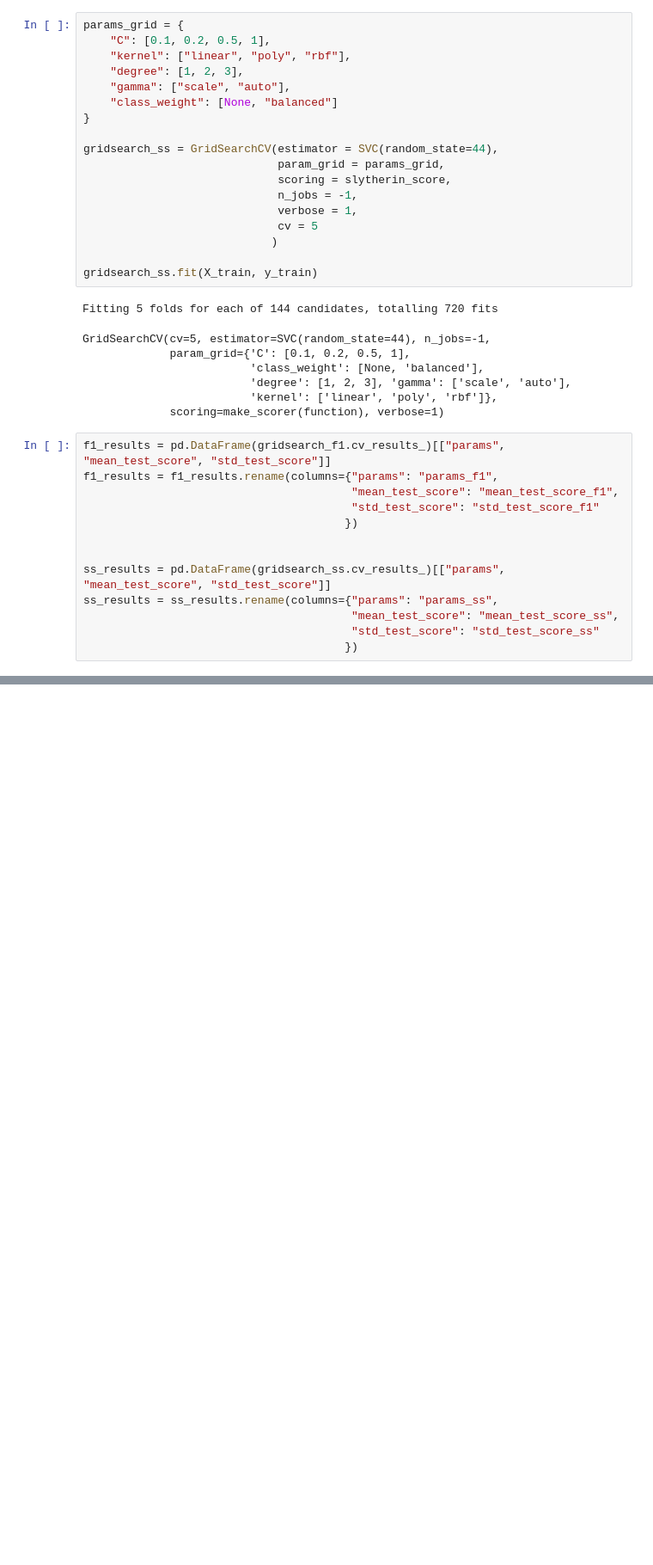
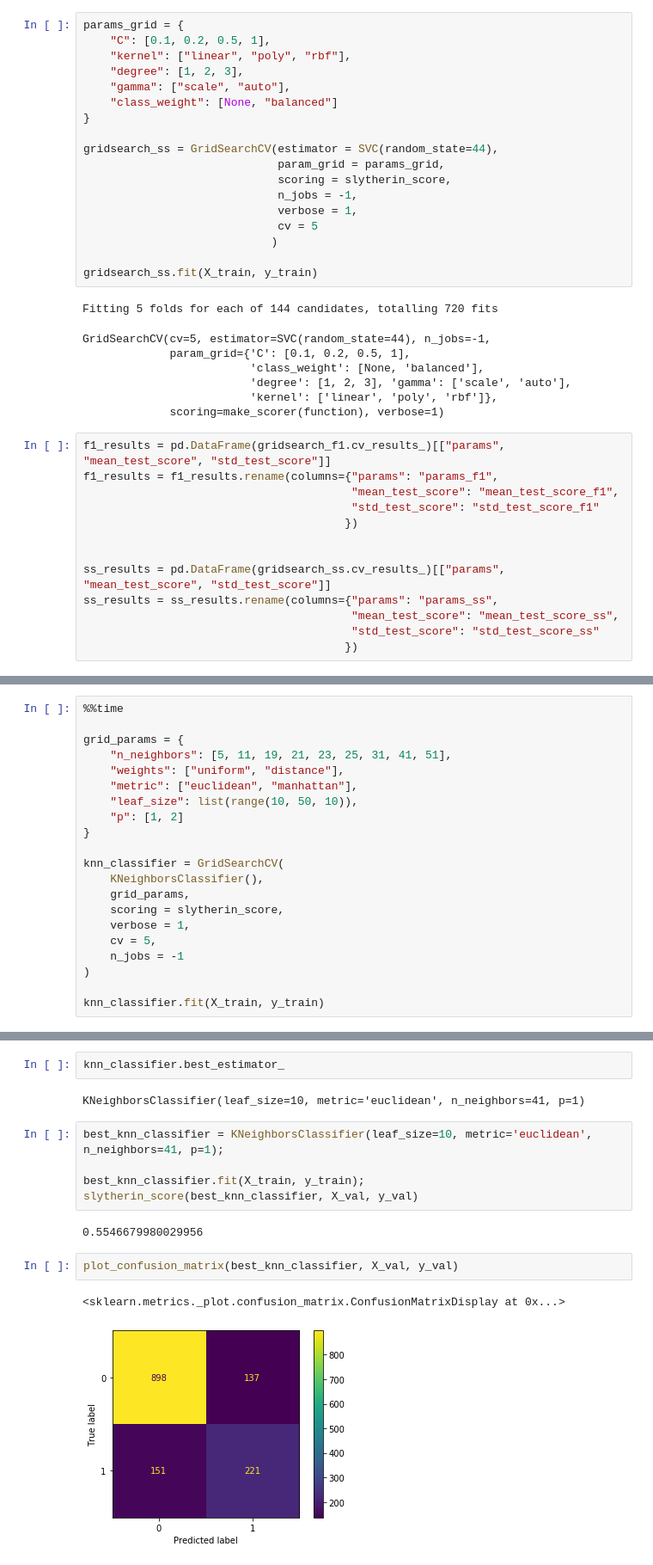
Before and after one commit to infoshareacademy/jdszr6-slytherin_group, a Jupyter notebook: ML_project/mk_scripts/models_comparison.ipynb, the cells around one changed output, grey strips where cells are left out. Shown: that part at 86% size. Saved outputs shown, nothing was run; the diff lists cells and outputs as text; blank space fills up the shorter version.

```diff
--- a/ML_project/mk_scripts/models_comparison.ipynb
+++ b/ML_project/mk_scripts/models_comparison.ipynb
@@ -323,0 +344,21 @@ plt.grid()
+# %%
+%%time
+
+grid_params = {
+    "n_neighbors": [5, 11, 19, 21, 23, 25, 31, 41, 51],
+    "weights": ["uniform", "distance"],
+    "metric": ["euclidean", "manhattan"],
+    "leaf_size": list(range(10, 50, 10)),
+    "p": [1, 2]
+}
+
+knn_classifier = GridSearchCV(
+    KNeighborsClassifier(),
+    grid_params,
+    scoring = slytherin_score,
+    verbose = 1,
+    cv = 5,
+    n_jobs = -1
+)
+
+knn_classifier.fit(X_train, y_train)
@@ -323,0 +368,16 @@ plt.grid()
+# %%
+knn_classifier.best_estimator_
+# %% [output]
+KNeighborsClassifier(leaf_size=10, metric='euclidean', n_neighbors=41, p=1)
+# %%
+best_knn_classifier = KNeighborsClassifier(leaf_size=10, metric='euclidean', n_neighbors=41, p=1);
+
+best_knn_classifier.fit(X_train, y_train);
+slytherin_score(best_knn_classifier, X_val, y_val)
+# %% [output]
+0.5546679980029956
+# %%
+plot_confusion_matrix(best_knn_classifier, X_val, y_val)
+# %% [output]
+<sklearn.metrics._plot.confusion_matrix.ConfusionMatrixDisplay at 0x...>
+[figure, added]
```
Also changed, not shown: parts of 41 cells of this notebook, 1 other file.
